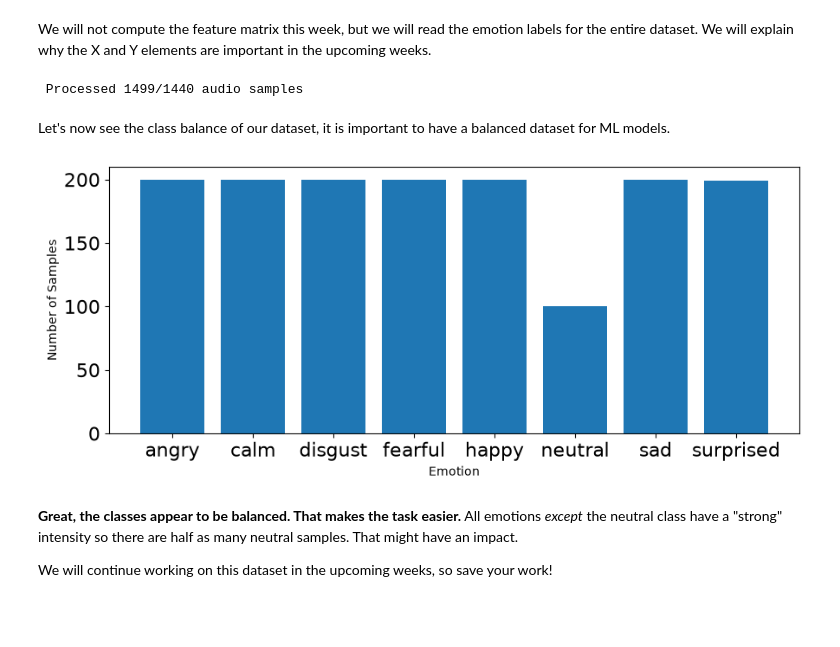
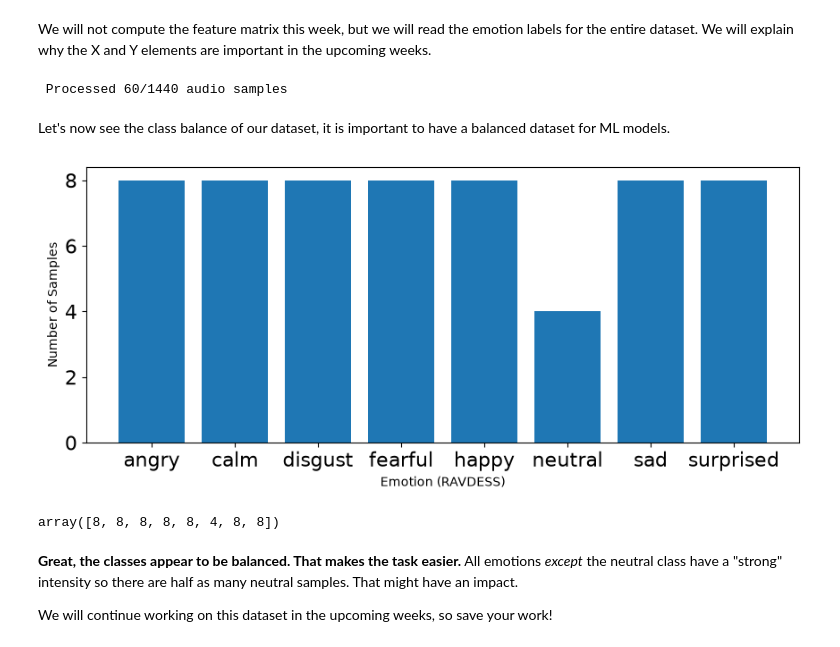
Before and after one commit to rebecccawong/Week2-DataPreprocessing, a Jupyter notebook: Week 2.ipynb, the cells around one changed output. Cells and saved outputs as stored; diff of their text form; code cells hidden in the pictures; blank space fills up the shorter version.

```diff
--- a/Week 2.ipynb
+++ b/Week 2.ipynb
@@ -678,12 +549,20 @@ import os, glob
 def load_data():
     X,y=[],[]
     count = 0
-    for file in glob.glob("Documents/360/Assignment 2/Actor_*/*.wav"):
+    # all datasets
+    # for file in glob.glob("Documents/360/Assignment 2/Actor_*/*.wav"):
+
+    # only the RAVDESS dataset, must rename my Actor_26 folder to Actor_36
+    # for file in glob.glob("Documents/360/Assignment 2/Actor_2*/*.wav" and "Documents/360/Assignment 2/Actor_1*/*.wav"):
+
+    # only my voice
+    for file in glob.glob("Documents/360/Assignment 2/Actor_26/*.wav"):
+
         file_name=os.path.basename(file)
         # checks the file name
         # splits it and only gets the second number, which has the emotion information number
         emotion=emotions_dict[file_name.split("-")[2]]
-        #features = get_features(file)
+        # features = get_features(file)
         #X.append(features)
         y.append(emotion)
         count += 1
@@ -697,25 +576,29 @@ We will explain why the X and Y elements are important in the upcoming weeks.
 # %%
 features, emotions = load_data()
 # %% [output]
- Processed 1499/1440 audio samples
+ Processed 60/1440 audio samples
 # %% [markdown]
 Let's now see the class balance of our dataset, it is important to have a balanced dataset for ML models.
 # %%
 # plot emotions
 plt.figure(figsize=(35,4))
 plt.subplot(1,3,1)
 #np.unique returns ordered list of unique elements and count of each element
 emotion_list, count = np.unique(emotions, return_counts=True)
 plt.bar(x=range(8), height=count)
 plt.xticks(ticks=range(8), labels = [emotion for emotion in emotion_list],fontsize=10)
-plt.xlabel('Emotion')
+plt.xlabel('Emotion (RAVDESS)')
 plt.tick_params(labelsize=16)
 plt.ylabel('Number of Samples')
 plt.show()
 # number of emotions in total are plotted in bar graph
 # neutral is underrepresented
 # %% [output]
-[figure, old version]
+[figure, new version]
+# %%
+count
+# %% [output]
+array([8, 8, 8, 8, 8, 4, 8, 8])
 # %% [markdown]
 **Great, the classes appear to be balanced. That makes the task easier.** All emotions _except_ the neutral class have a "strong" intensity so there are half as many neutral samples. That might have an impact.
 
```
Also changed, not shown: parts of 22 cells of this notebook.
